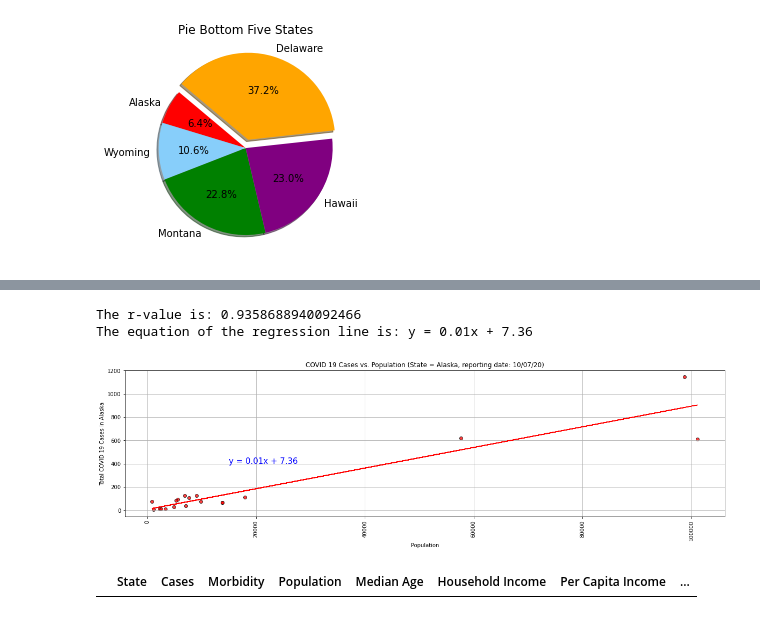
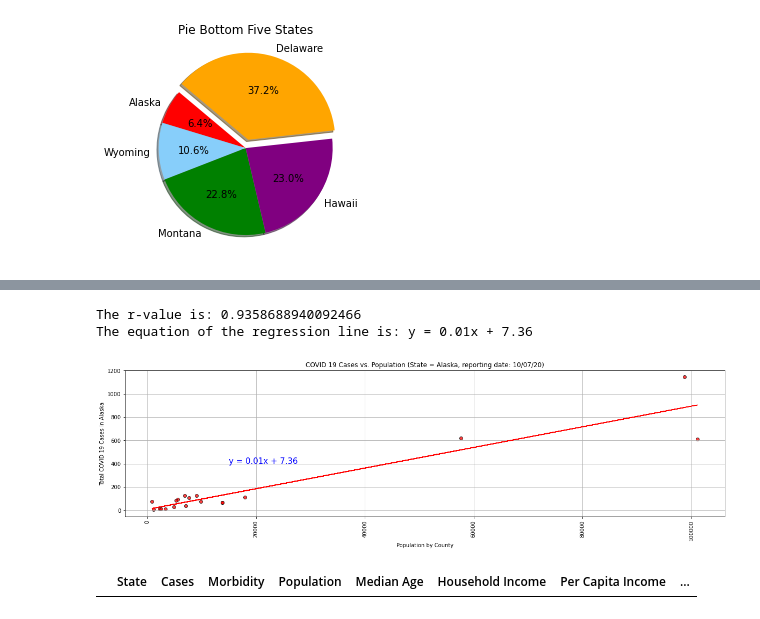
Before and after one commit to anand-sharan/project-work-one, a Jupyter notebook: PyCovid19/pycovid19.ipynb, the cells around one changed output, grey strips where cells are left out. Saved outputs shown, nothing was run; the diff lists cells and outputs as text; code cells hidden in the pictures.

```diff
--- a/PyCovid19/pycovid19.ipynb
+++ b/PyCovid19/pycovid19.ipynb
@@ -884,35 +884,35 @@ plt.scatter(x, y,
     marker='o',
     facecolors='dodgerblue',
     edgecolors='black',
     c='red',
     alpha=.75)
 
 # Plot regression line
 plt.plot(x, regress_values, "r-")
 
 # Annotate line equation
 plt.annotate(line_eq, (15000,400), fontsize=15, color="blue")
 
 
 # Print r-squared value
 print(f"The r-value is: {rvalue}")
 
 # Print equation of the regression line
 print(f"The equation of the regression line is: {line_eq}")
 
 
 # Assign title, x label, and y label for our chart
 plt.title(f"COVID 19 Cases vs. Population (State = Alaska, reporting date: " + str(reporting_date) + ")")
-plt.xlabel("Population")
+plt.xlabel("Population by County")
 plt.ylabel("Total COVID 19 Cases in Alaska")
 plt.grid()
 # Save the figure
 plt.savefig("../PyCovid19/images/COVID19CasesPopulationAlaska.png")
 plt.show()
 # %% [output]
 The r-value is: 0.9358688940092466
 The equation of the regression line is: y = 0.01x + 7.36
-[figure, old version]
+[figure, new version]
 # %%
 complete_data_us_state_df[complete_data_us_state_df["State"] == "New york"]
 # %% [output]
```
Also changed, not shown: parts of 3 cells of this notebook, 8 other files.
